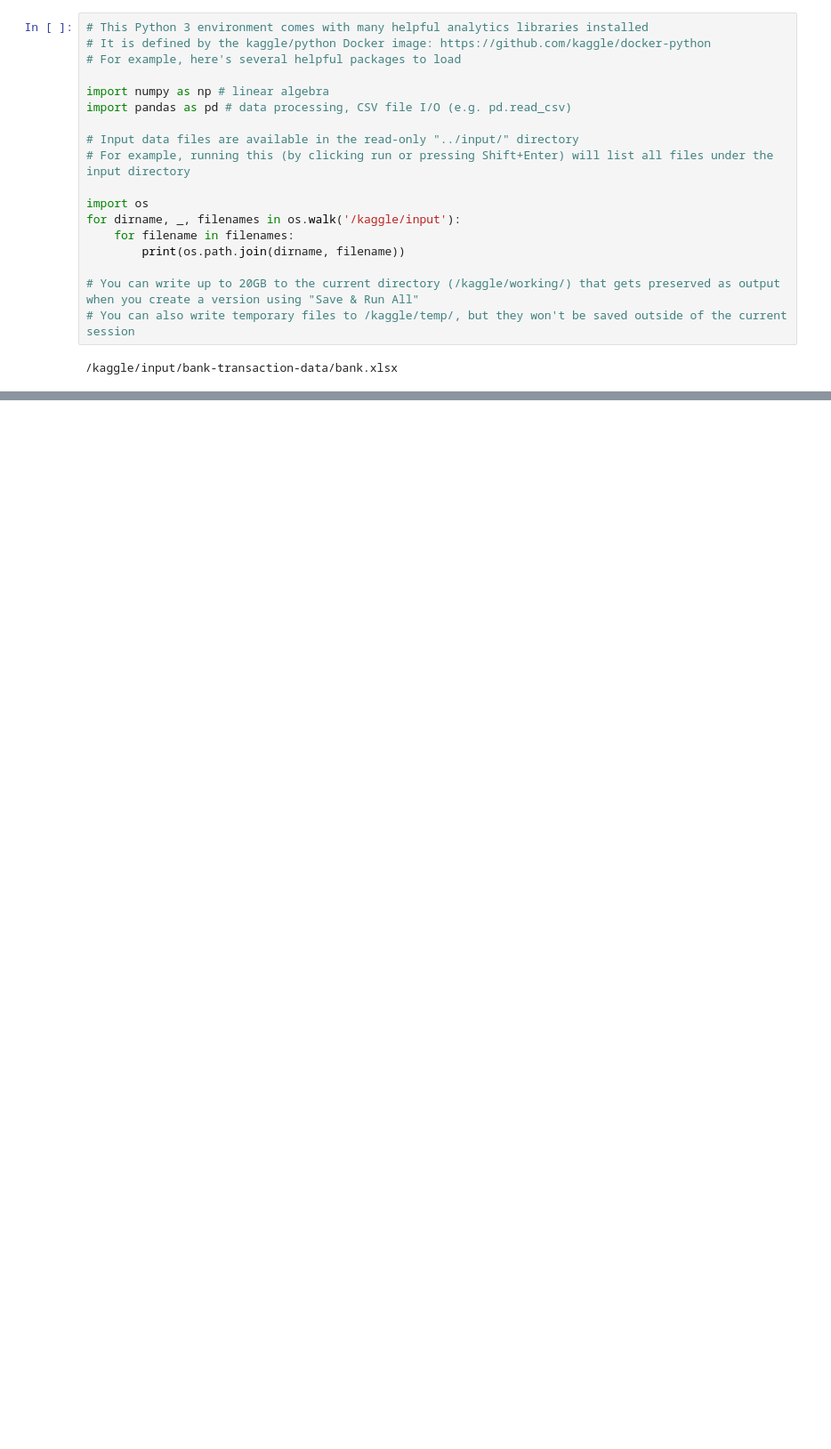
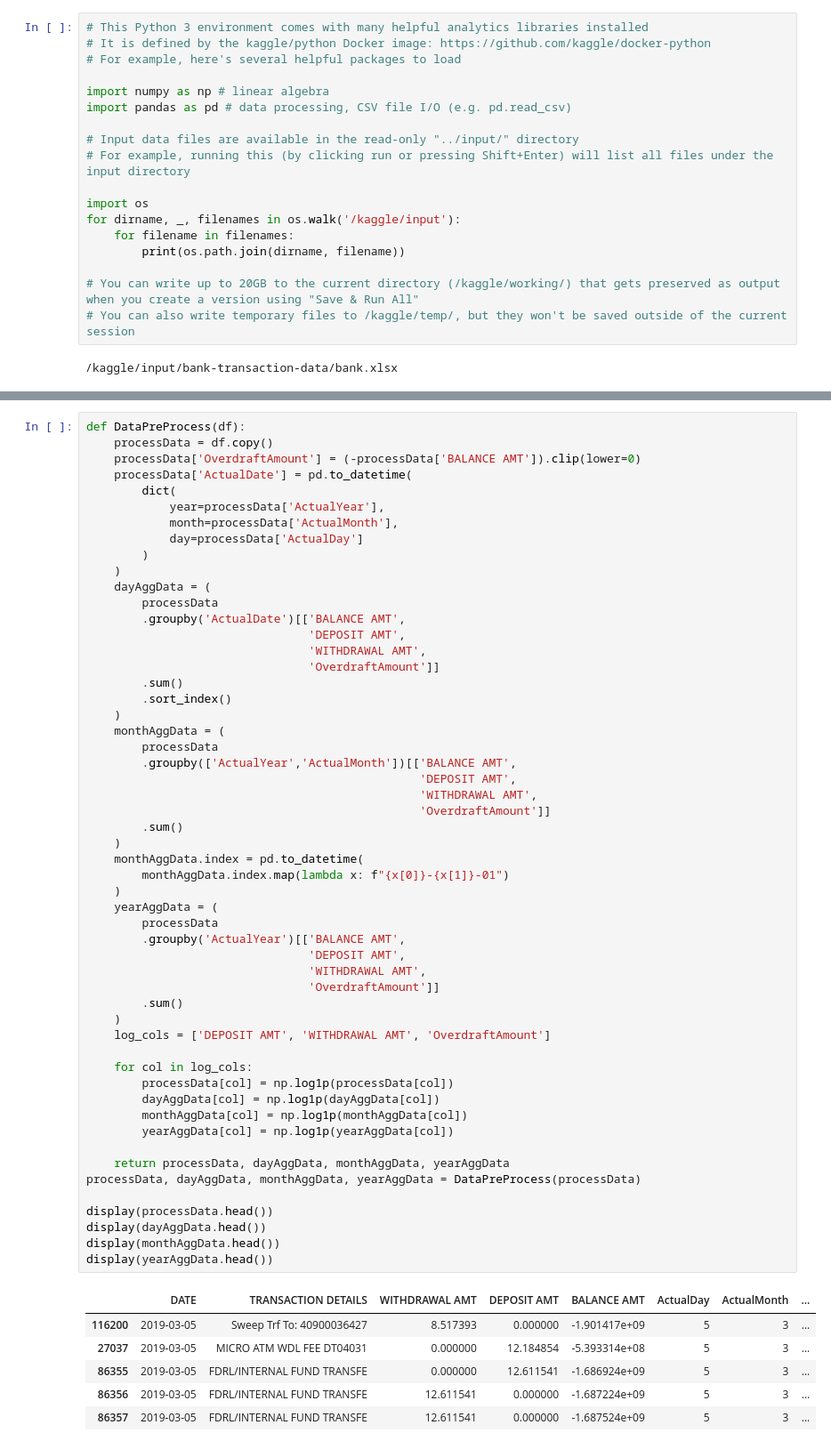
Before and after one commit to Deep6890/AEGIS-FIN, a Jupyter notebook: bankData.ipynb, the cells around one changed output, grey strips where cells are left out. Shown at 89% size. Drawn from its saved outputs; the diff is of its cells as text; blank space fills up the shorter version.

```diff
--- a/bankData.ipynb
+++ b/bankData.ipynb
@@ -186,0 +166,61 @@ Name: OverdraftAmount, Length: 116201, dtype: float64
+# %%
+def DataPreProcess(df):
+    processData = df.copy()
+    processData['OverdraftAmount'] = (-processData['BALANCE AMT']).clip(lower=0)
+    processData['ActualDate'] = pd.to_datetime(
+        dict(
+            year=processData['ActualYear'],
+            month=processData['ActualMonth'],
+            day=processData['ActualDay']
+        )
+    )
+    dayAggData = (
+        processData
+        .groupby('ActualDate')[['BALANCE AMT',
+                                'DEPOSIT AMT',
+                                'WITHDRAWAL AMT',
+                                'OverdraftAmount']]
+        .sum()
+        .sort_index()
+    )
+    monthAggData = (
+        processData
+        .groupby(['ActualYear','ActualMonth'])[['BALANCE AMT',
+                                                'DEPOSIT AMT',
+                                                'WITHDRAWAL AMT',
+                                                'OverdraftAmount']]
+        .sum()
+    )
+    monthAggData.index = pd.to_datetime(
+        monthAggData.index.map(lambda x: f"{x[0]}-{x[1]}-01")
+    )
+    yearAggData = (
+        processData
+        .groupby('ActualYear')[['BALANCE AMT',
+                                'DEPOSIT AMT',
+                                'WITHDRAWAL AMT',
+                                'OverdraftAmount']]
+        .sum()
+    )
+    log_cols = ['DEPOSIT AMT', 'WITHDRAWAL AMT', 'OverdraftAmount']
+
+    for col in log_cols:
+        processData[col] = np.log1p(processData[col])
+        dayAggData[col] = np.log1p(dayAggData[col])
+        monthAggData[col] = np.log1p(monthAggData[col])
+        yearAggData[col] = np.log1p(yearAggData[col])
+
+    return processData, dayAggData, monthAggData, yearAggData
+processData, dayAggData, monthAggData, yearAggData = DataPreProcess(processData)
+
+display(processData.head())
+display(dayAggData.head())
+display(monthAggData.head())
+display(yearAggData.head())
+# %% [output]
+|  | DATE | TRANSACTION DETAILS | WITHDRAWAL AMT | DEPOSIT AMT | BALANCE AMT | ActualDay | ActualMonth | ... |
+| 116200 | 2019-03-05 | Sweep Trf To: 40900036427 | 8.517393 | 0.000000 | -1.901417e+09 | 5 | 3 | ... |
+| 27037 | 2019-03-05 | MICRO ATM WDL FEE DT04031 | 0.000000 | 12.184854 | -5.393314e+08 | 5 | 3 | ... |
+| 86355 | 2019-03-05 | FDRL/INTERNAL FUND TRANSFE | 0.000000 | 12.611541 | -1.686924e+09 | 5 | 3 | ... |
+| 86356 | 2019-03-05 | FDRL/INTERNAL FUND TRANSFE | 12.611541 | 0.000000 | -1.687224e+09 | 5 | 3 | ... |
+| 86357 | 2019-03-05 | FDRL/INTERNAL FUND TRANSFE | 12.611541 | 0.000000 | -1.687524e+09 | 5 | 3 | ... |
```
Also changed, not shown: parts of 6 cells of this notebook.
